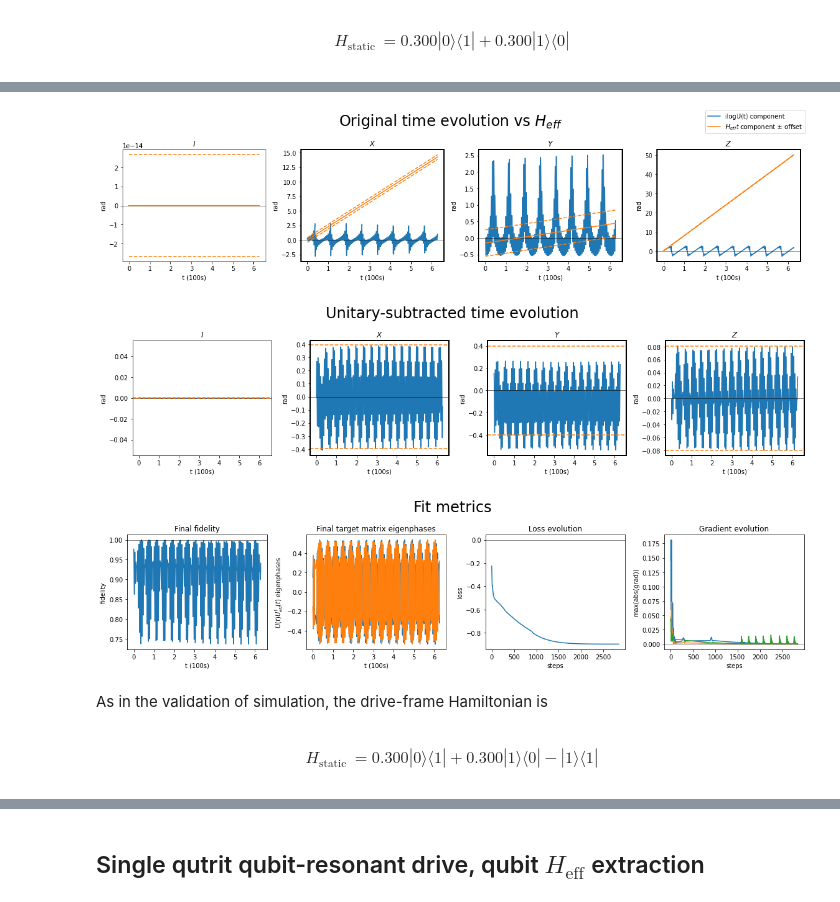
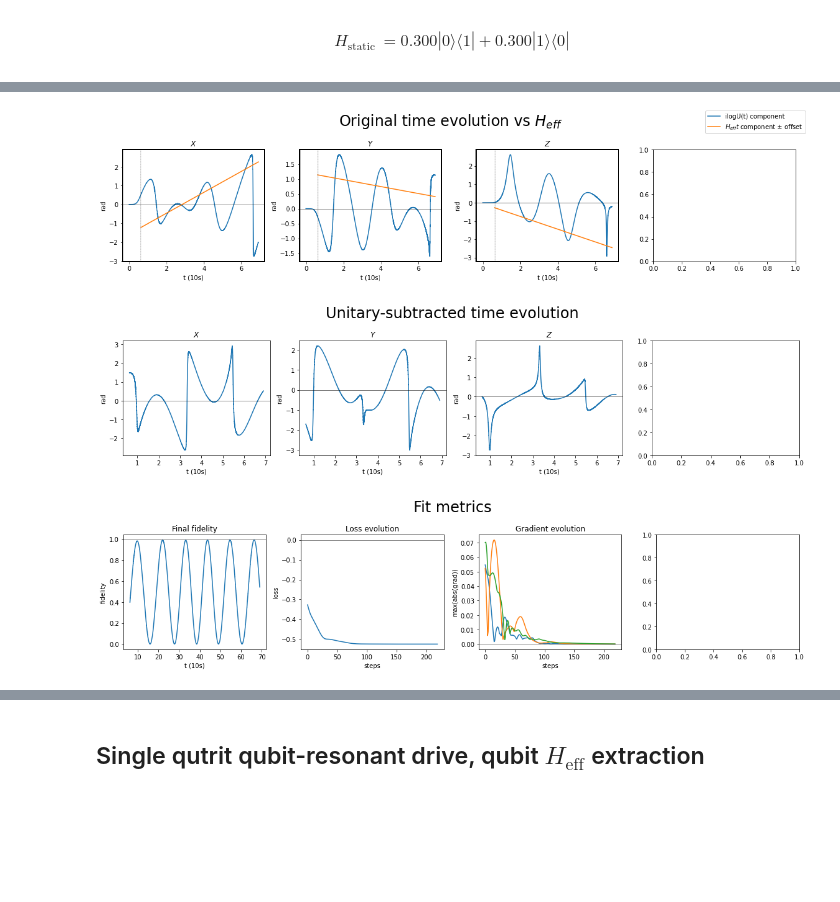
Before and after one commit to UTokyo-ICEPP/qudit-sim, a Jupyter notebook: examples/validation/heff.ipynb, the cells around one changed output, grey strips where cells are left out. Drawn from its saved outputs; the diff is of its cells as text; code cells hidden in the pictures; blank space fills up the shorter version.

```diff
--- a/examples/validation/heff.ipynb
+++ b/examples/validation/heff.ipynb
@@ -63,13 +71,6 @@ qudit_sim.analysis.plot_components(components[1], uncertainties=components[2], s
 # %%
-qudit_sim.analysis.inspect_heff_fit('heff_validation/single_qubit_offresonant.h5');
+qudit_sim.analysis.inspect_heff_fit('heff_validation/single_qubit_offresonant_heff.h5');
 # %% [output]
-[figure, old version]
+[figure, new version]
-[figure, old version]
+[figure, new version]
-[figure, old version]
+[figure, new version]
-# %% [markdown]
-As in the validation of simulation, the drive-frame Hamiltonian is
-# %%
-hgen.set_frame('q0', frequency=np.full(1, 101.))
-qudit_sim.analysis.print_hamiltonian(hgen.build())
-# %% [output]
-\begin{align}H_{\mathrm{static}} & = 0.300| 0 \rangle\langle 1 | + 0.300| 1 \rangle\langle 0 | - | 1 \rangle\langle 1 |\end{align}
```
Also changed, not shown: parts of 35 cells of this notebook, 10 other files.
